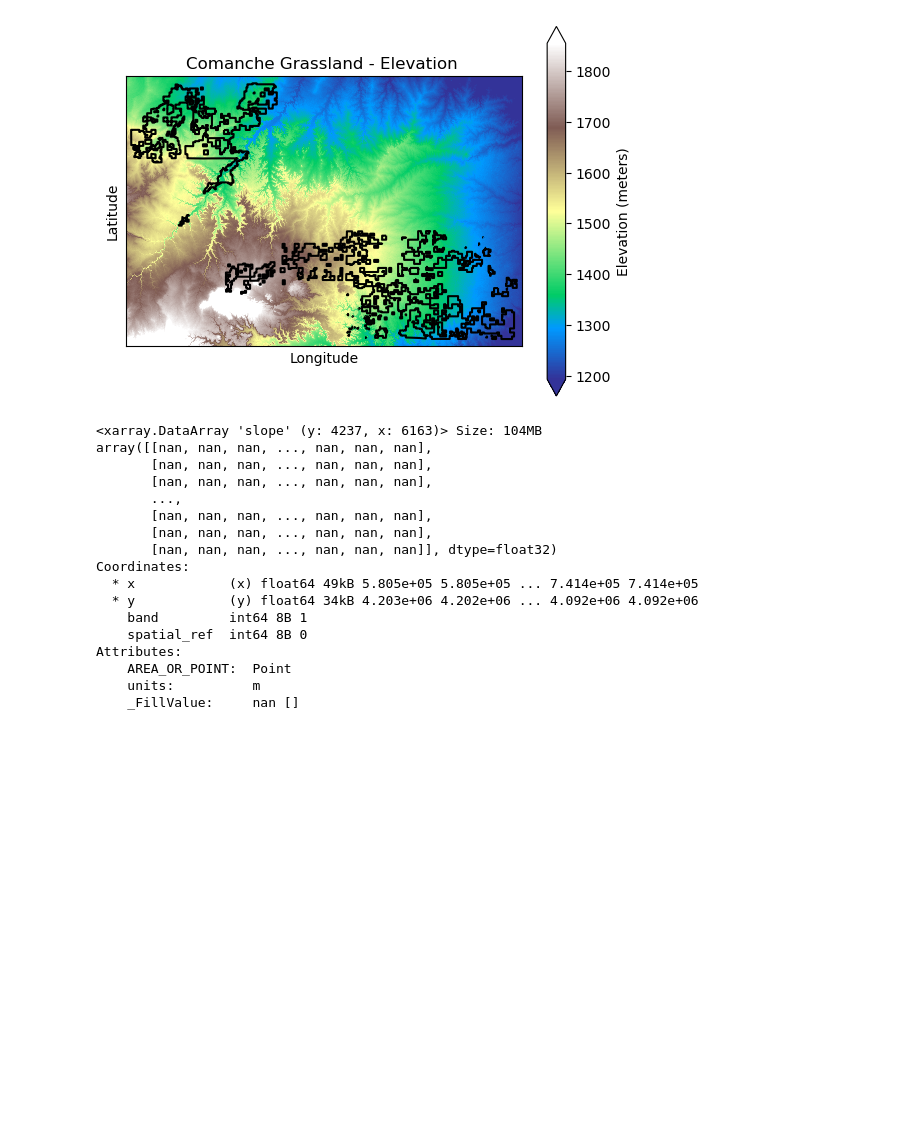
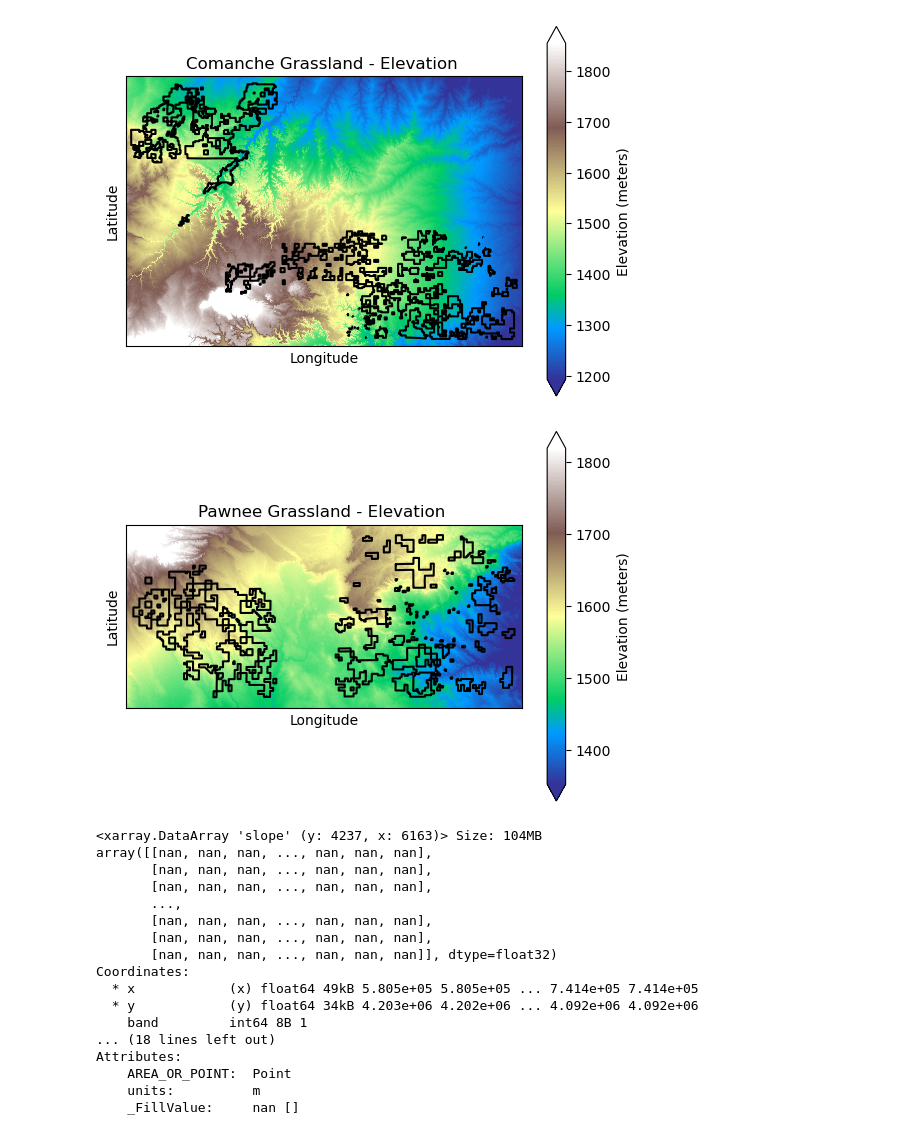
Before and after one commit to brglea/habitat_suitability, a Jupyter notebook: Notebooks/03_srtm_wrangle.ipynb, the cells around one changed output. Saved outputs shown, nothing was run; the diff lists cells and outputs as text; code cells hidden in the pictures; blank space fills up the shorter version.

```diff
--- a/Notebooks/03_srtm_wrangle.ipynb
+++ b/Notebooks/03_srtm_wrangle.ipynb
@@ -259,34 +248,36 @@ plt.show()
 # %%
 # Process data using the process_image_list function
 
 # Test the function on 1 study area
-srtm_pawnee_result.plot(
+srtm_pawnee_result_da.plot(
     cbar_kwargs={"label": "Elevation (meters)"},
     robust=True,
     cmap='terrain',
 )
 # Overlay the boundary of the same study area
 pawnee_grassland_gdf.boundary.plot(ax=plt.gca(),
     color='black').set(
         title='Pawnee Grassland - Elevation ',
         xlabel='Longitude',
         ylabel='Latitude',
         xticks=[],
         yticks=[]
     )
 plt.show()
+# %% [output]
+[figure, added]
 # %%
 
 # Create a list to save the srtm results to
-srtm_results = [
-    srtm_comanche_result,
-    #srtm_pawnee_result
+srtm_da_results = [
+    srtm_comanche_result_da,
+    srtm_pawnee_result_da
 ]
 
 # Iterate through a list of sites
-for srtm_result in srtm_results:
+for srtm_result in srtm_da_results:
 
-    slope_list = []
+    slope_da_list = []
 
     # Reproject into epsg utm zone
     utm13_epsg = 32613
@@ -295,7 +286,7 @@ for srtm_result in srtm_results:
     # Calculate slope
     slope_da = xrspatial.slope(srtm_proj_da)
 
-    print(slope_da, slope_list)
+    print(slope_da)
 # %% [output]
 <xarray.DataArray 'slope' (y: 4237, x: 6163)> Size: 104MB
 array([[nan, nan, nan, ..., nan, nan, nan],
@@ -309,7 +300,7 @@ Coordinates:
   * x            (x) float64 49kB 5.805e+05 5.805e+05 ... 7.414e+05 7.414e+05
   * y            (y) float64 34kB 4.203e+06 4.202e+06 ... 4.092e+06 4.092e+06
     band         int64 8B 1
-    spatial_ref  int64 8B 0
+... (18 lines left out)
 Attributes:
     AREA_OR_POINT:  Point
     units:          m
```
Also changed, not shown: parts of 8 cells of this notebook, 3 other files.
